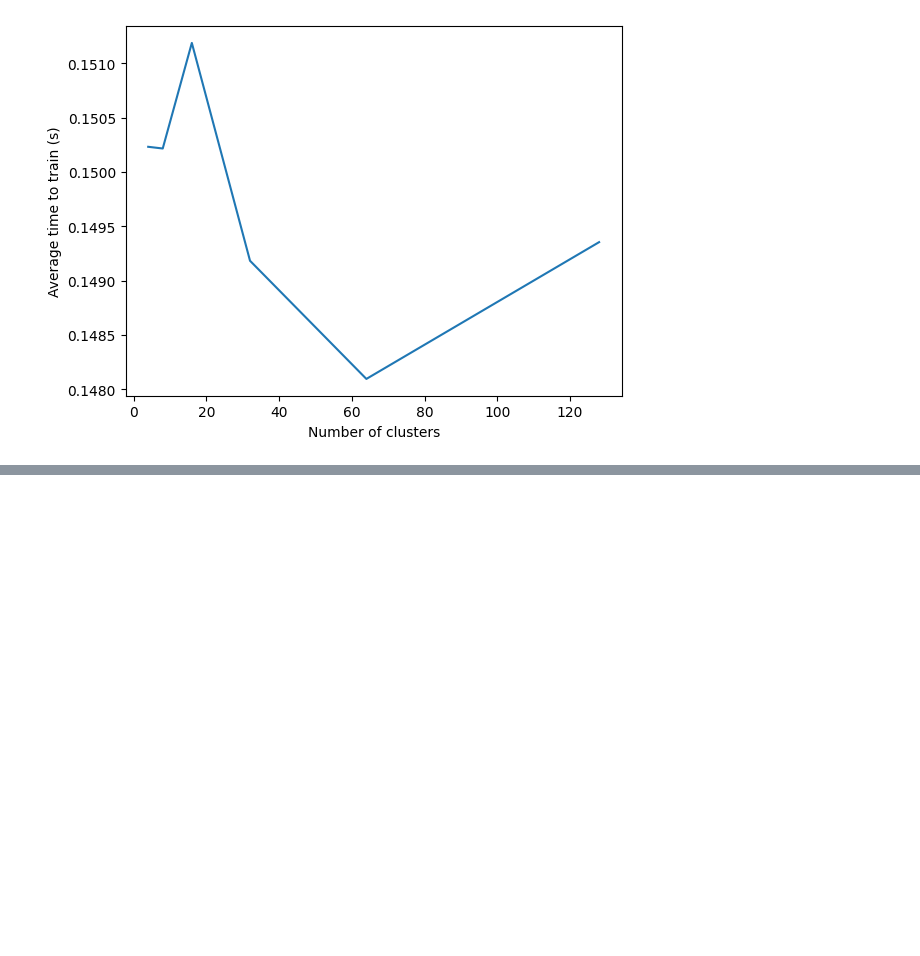
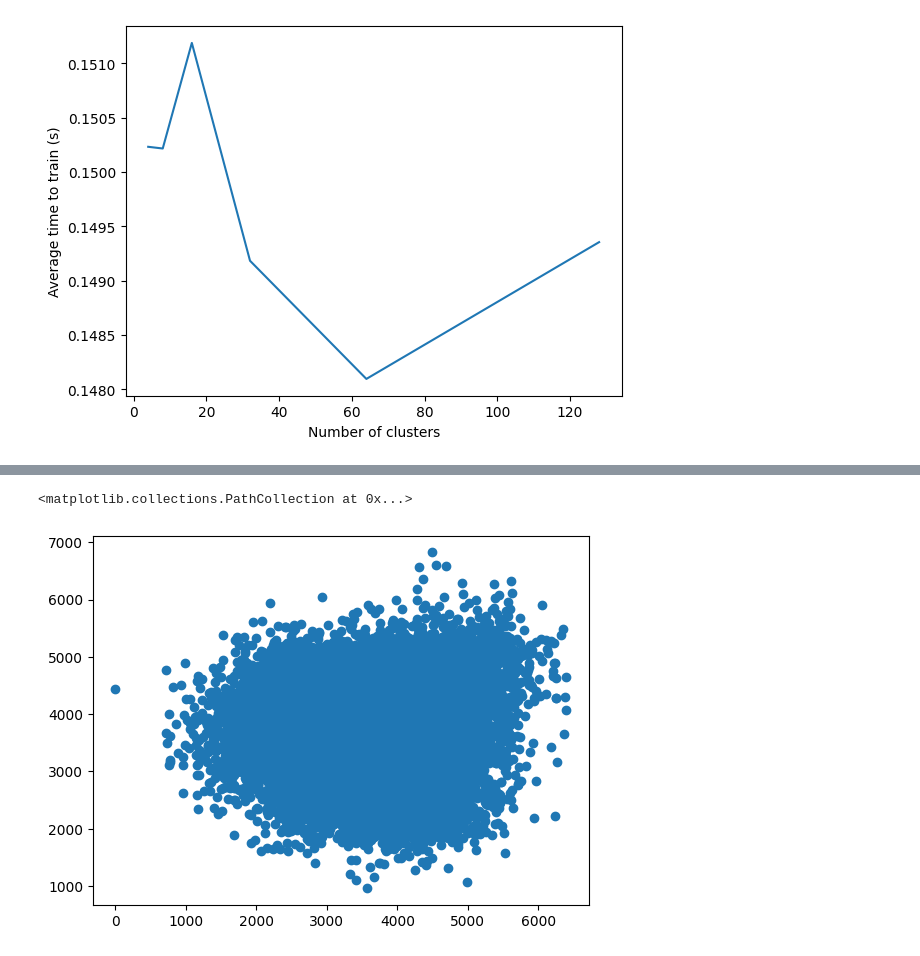
Before and after one commit to mk43v3r/SC4020-Data-Analytics, a Jupyter notebook: HDBSCAN.ipynb, the cells around one changed output, grey strips where cells are left out. Saved outputs shown, nothing was run; the diff lists cells and outputs as text; code cells hidden in the pictures; blank space fills up the shorter version.

```diff
--- a/HDBSCAN.ipynb
+++ b/HDBSCAN.ipynb
@@ -193,0 +211,3 @@ plt.plot(cluster_counts, cc_average_times)
+# %%
+worms_df = pd.read_csv("./data/worms/worms_2d.txt", sep=" ", header=None)
+worms_df
@@ -193,0 +228,8 @@ plt.plot(cluster_counts, cc_average_times)
+# %%
+worms_arr = worms_df.to_numpy()
+xs, ys = zip(*worms_arr)
+plt.scatter(xs, ys)
+# I can barely make out any clusters
+# %% [output]
+<matplotlib.collections.PathCollection at 0x...>
+[figure, added]
```
Also changed, not shown: parts of 32 cells of this notebook, 1 other file.
